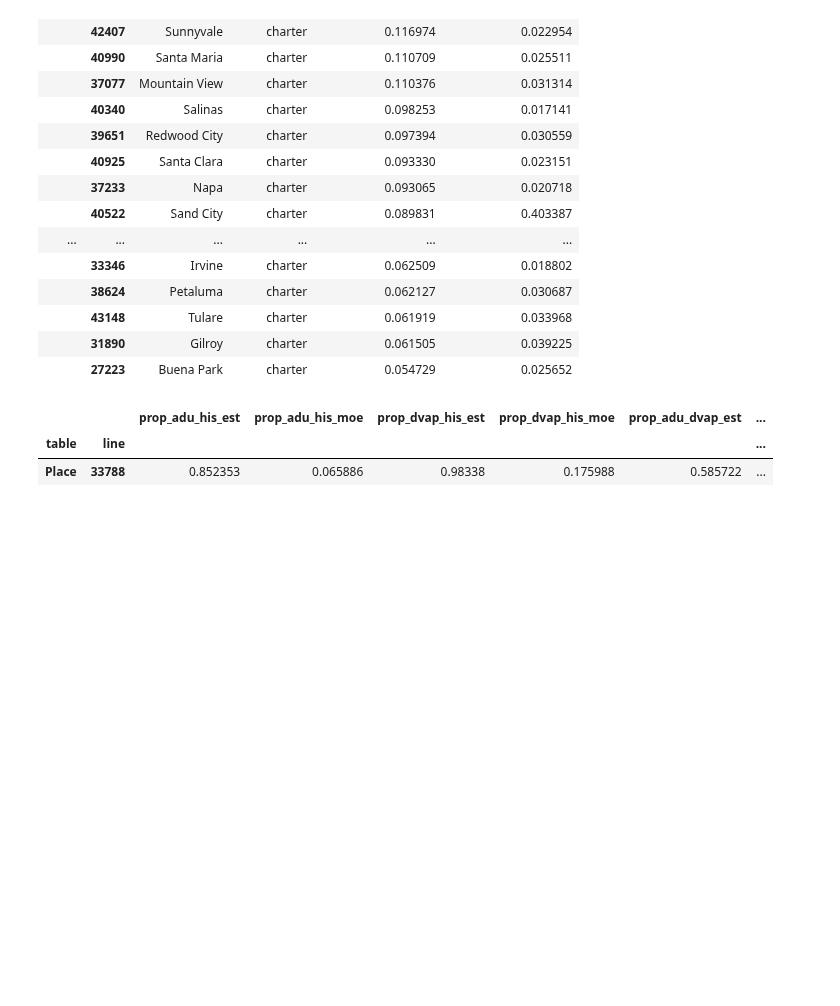
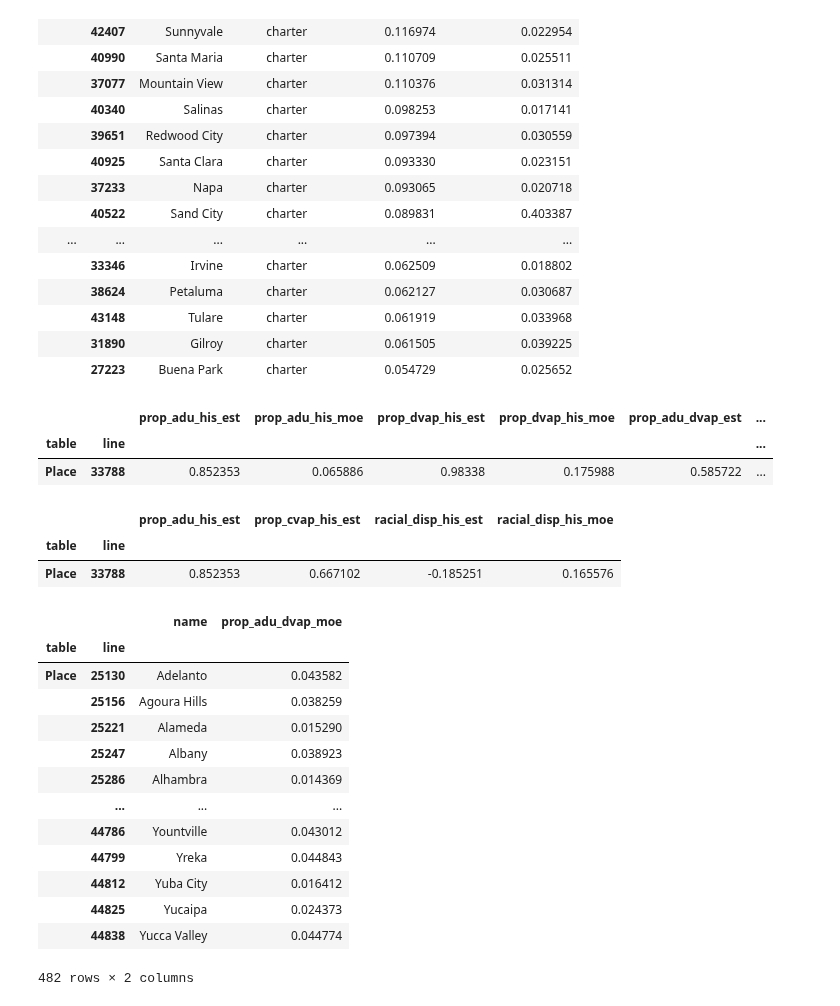
Before and after one commit to ic-institute/democracy-deserts, a Jupyter notebook: notebooks/build-ca-city-data.ipynb, the cells around one changed output. Saved outputs shown, nothing was run; the diff lists cells and outputs as text; code cells hidden in the pictures; blank space fills up the shorter version.

Commit message:
re-did racial disparity digest

```diff
--- a/notebooks/build-ca-city-data.ipynb
+++ b/notebooks/build-ca-city-data.ipynb
@@ -168,3 +151,27 @@ dg[['prop_adu_his_est', 'prop_adu_his_moe', 'prop_dvap_his_est', 'prop_dvap_his_
 |  |  | prop_adu_his_est | prop_adu_his_moe | prop_dvap_his_est | prop_dvap_his_moe | prop_adu_dvap_est | ... |
 | table | line |  |  |  |  |  | ... |
 | Place | 33788 | 0.852353 | 0.065886 | 0.98338 | 0.175988 | 0.585722 | ... |
+# %%
+dg = df[df['name'] == 'King City']
+dg[['prop_adu_his_est', 'prop_cvap_his_est', 'racial_disp_his_est', 'racial_disp_his_moe']]
+# %% [output]
+|  |  | prop_adu_his_est | prop_cvap_his_est | racial_disp_his_est | racial_disp_his_moe |
+| table | line |  |  |  |  |
+| Place | 33788 | 0.852353 | 0.667102 | -0.185251 | 0.165576 |
+# %%
+df[['name', 'prop_adu_dvap_moe']]
+# %% [output]
+|  |  | name | prop_adu_dvap_moe |
+| table | line |  |  |
+| Place | 25130 | Adelanto | 0.043582 |
+|  | 25156 | Agoura Hills | 0.038259 |
+|  | 25221 | Alameda | 0.015290 |
+|  | 25247 | Albany | 0.038923 |
+|  | 25286 | Alhambra | 0.014369 |
+|  | ... | ... | ... |
+|  | 44786 | Yountville | 0.043012 |
+|  | 44799 | Yreka | 0.044843 |
+|  | 44812 | Yuba City | 0.016412 |
+|  | 44825 | Yucaipa | 0.024373 |
+|  | 44838 | Yucca Valley | 0.044774 |
+482 rows × 2 columns
```
Also changed, not shown: parts of 8 cells of this notebook, 3 other files.
